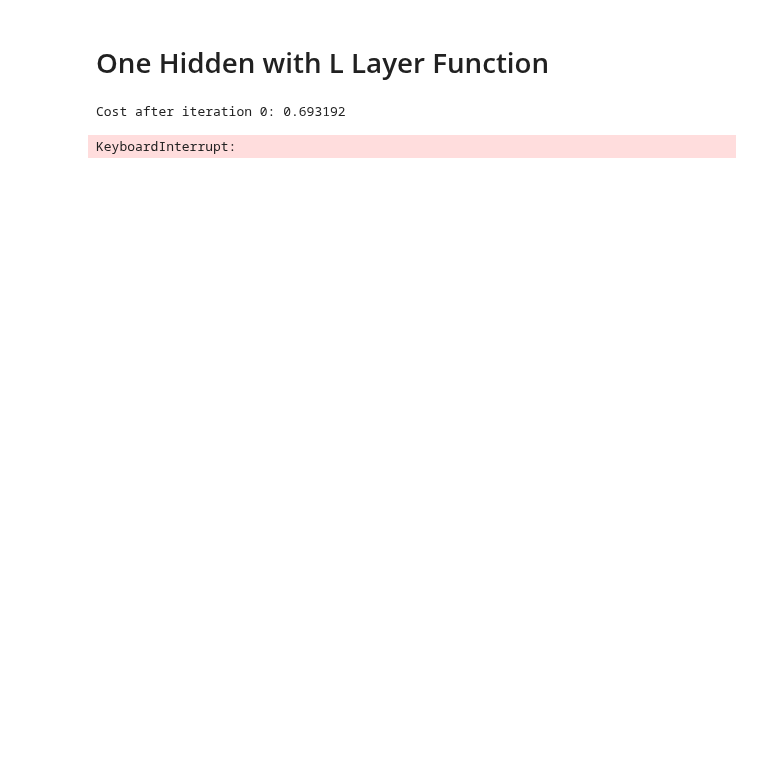
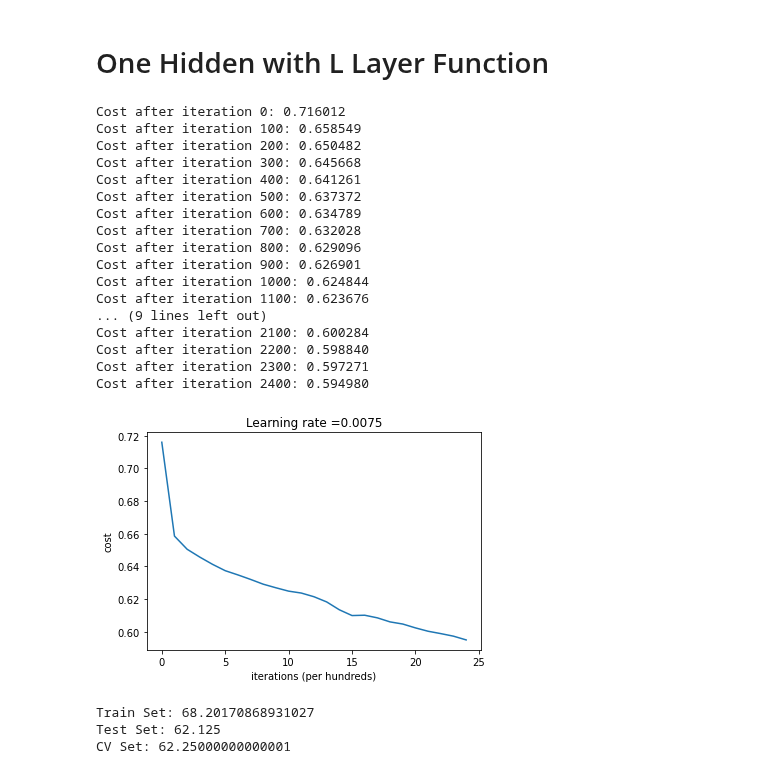
Before and after one commit to SamanZargarzadeh/Automatic-Image-Tagging-for-Fashion-E-commerce, a Jupyter notebook: Deep Learning Making Data Binary.ipynb, the cells around one changed output. Drawn from its saved outputs; the diff is of its cells as text; code cells hidden in the pictures; blank space fills up the shorter version.

```diff
--- a/Deep Learning Making Data Binary.ipynb
+++ b/Deep Learning Making Data Binary.ipynb
@@ -965,12 +987,28 @@ print("CV Set:", accuracy_cv)
 # %% [markdown]
 # One Hidden with L Layer Function
 # %%
-layers_dims = [n_x, n_y, 4, 1]
+layers_dims = [n_x, 4, 1]
 # %%
-parameters = L_layer_model(train_set_x, train_set_y, layers_dims, num_iterations = 2500, print_cost = True)
+parameters = L_layer_model(train_set_x, train_set_y.reshape(1, -1), layers_dims, num_iterations = 2500, print_cost = True)
 # %% [output]
-Cost after iteration 0: 0.693192
+Cost after iteration 0: 0.716012
+Cost after iteration 100: 0.658549
+Cost after iteration 200: 0.650482
+Cost after iteration 300: 0.645668
+Cost after iteration 400: 0.641261
+Cost after iteration 500: 0.637372
+Cost after iteration 600: 0.634789
+Cost after iteration 700: 0.632028
+Cost after iteration 800: 0.629096
+Cost after iteration 900: 0.626901
+Cost after iteration 1000: 0.624844
+Cost after iteration 1100: 0.623676
+... (9 lines left out)
+Cost after iteration 2100: 0.600284
+Cost after iteration 2200: 0.598840
+Cost after iteration 2300: 0.597271
+Cost after iteration 2400: 0.594980
-KeyboardInterrupt:
+[figure, added]
 # %%
 predictions = predict(parameters, train_set_x)
 accuracy_train = float((np.dot(train_set_y,predictions.T) + np.dot(1-train_set_y,1-predictions.T))/float(train_set_y.size)*100)
@@ -983,3 +1021,7 @@ print("Test Set:", accuracy_test)
 predictions = predict(parameters, cv_set_x)
 accuracy_cv = float((np.dot(cv_set_y,predictions.T) + np.dot(1-cv_set_y,1-predictions.T))/float(cv_set_y.size)*100)
 print("CV Set:", accuracy_cv)
+# %% [output]
+Train Set: 68.20170868931027
+Test Set: 62.125
+CV Set: 62.25000000000001
```
Also changed, not shown: parts of 4 cells of this notebook.
